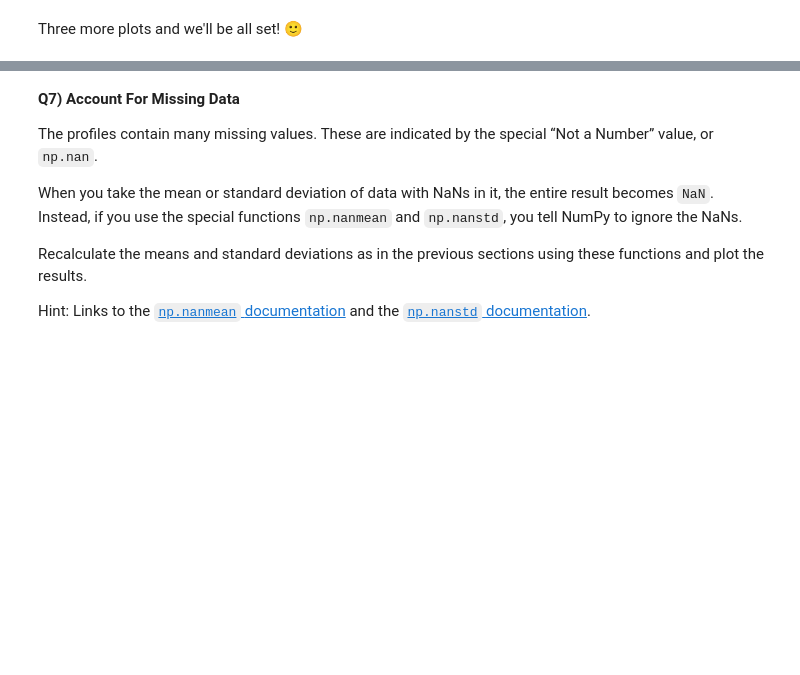
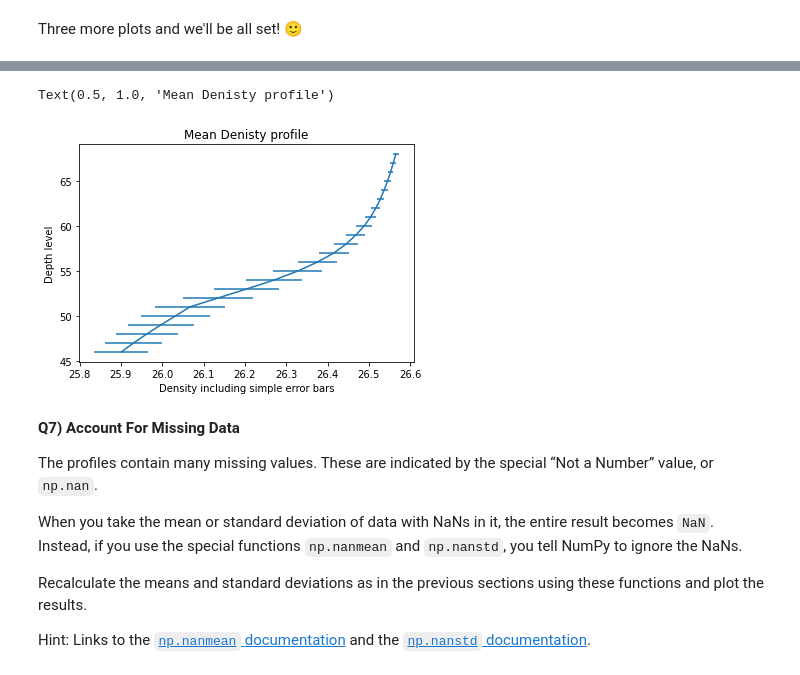
Before and after one commit to mojanshadkar/2022_Intro_Python, a Jupyter notebook: Exercises/W2_S1.ipynb, the cells around one changed output, grey strips where cells are left out. Saved outputs shown, nothing was run; the diff lists cells and outputs as text; code cells hidden in the pictures; blank space fills up the shorter version.

```diff
--- a/Exercises/W2_S1.ipynb
+++ b/Exercises/W2_S1.ipynb
@@ -295,3 +311,11 @@ Three more plots and we'll be all set! 🙂
+# %%
+plt.errorbar(mean_density,level,xerr=std_density)
+plt.xlabel('Density including simple error bars')
+plt.ylabel('Depth level')
+plt.title('Mean Denisty profile')
+# %% [output]
+Text(0.5, 1.0, 'Mean Denisty profile')
+[figure, added]
 # %% [markdown]
 **Q7) Account For Missing Data**
 
```
Also changed, not shown: parts of 6 cells of this notebook.
